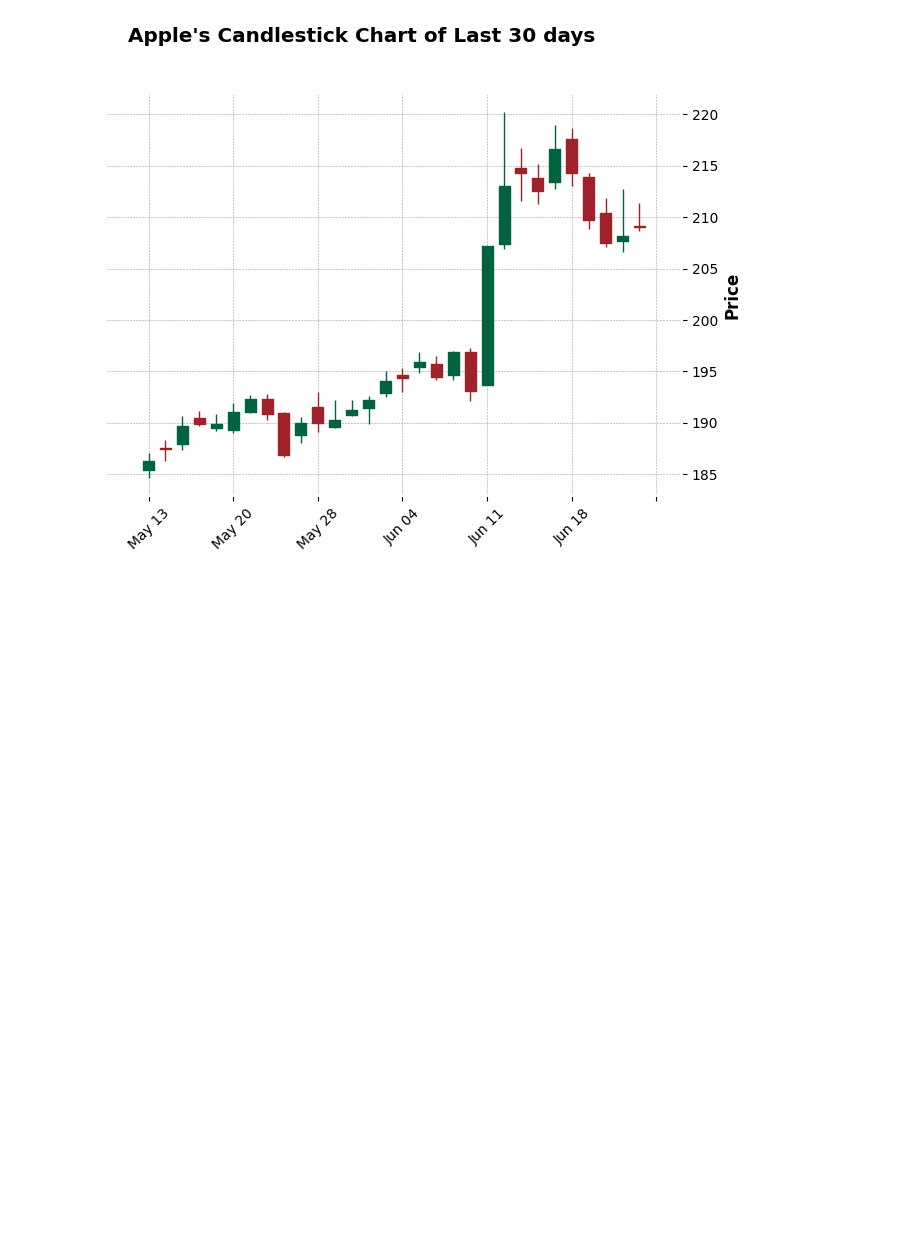
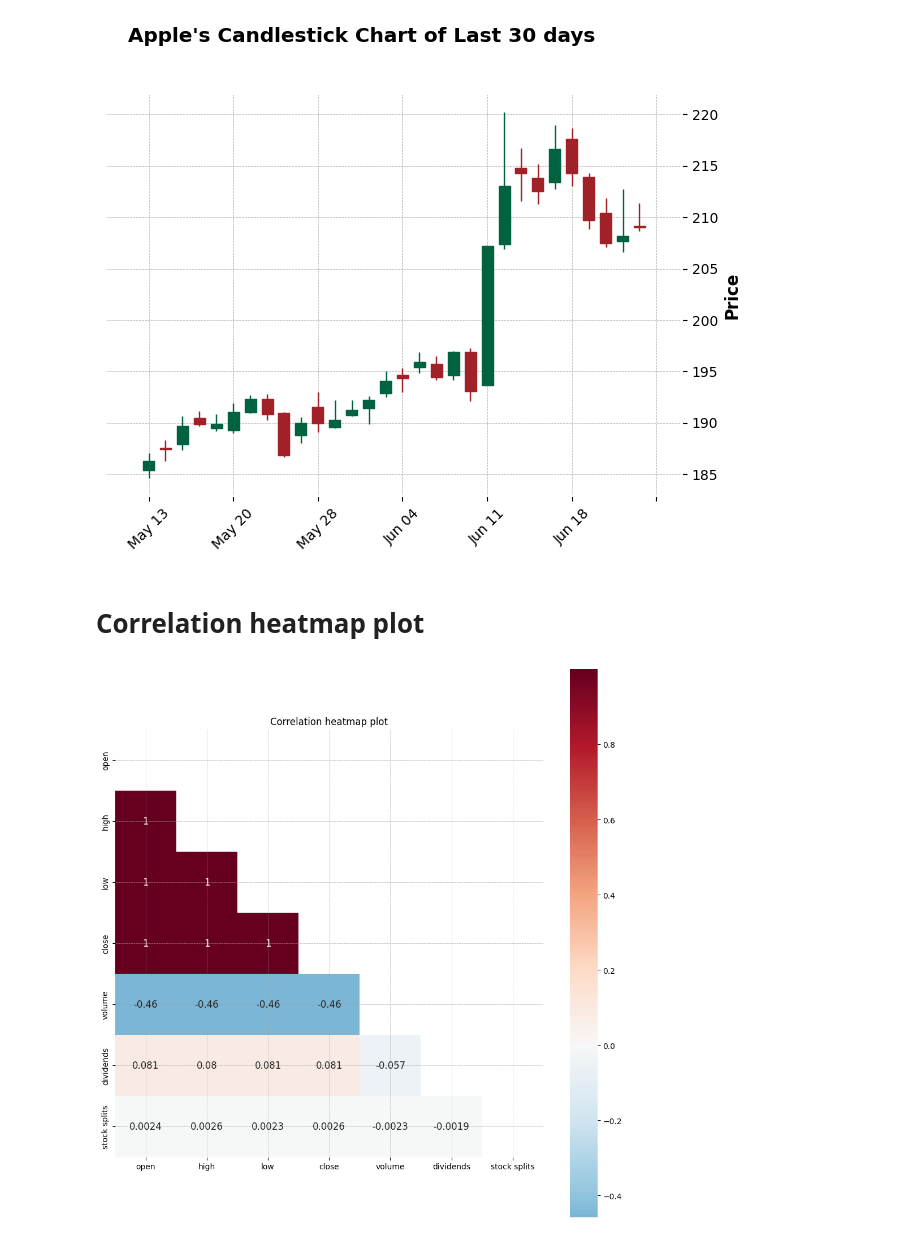
Before and after one commit to Asifdotexe/StoDir, a Jupyter notebook: code/stock-price-prediction.ipynb, the cells around one changed output. Saved outputs shown, nothing was run; the diff lists cells and outputs as text; code cells hidden in the pictures; blank space fills up the shorter version.

Commit message:
#11 created correlation heatmap plot for multivariate analysis

```diff
--- a/code/stock-price-prediction.ipynb
+++ b/code/stock-price-prediction.ipynb
@@ -105,3 +105,18 @@ plt.show()
 mpf.plot(df[-30:], type='candle', style='charles', title="Apple's Candlestick Chart of Last 30 days", ylabel='Price')
 # %% [output]
 [figure]
+# %% [markdown]
+# Correlation heatmap plot
+# %%
+# Creating a heatmap correlation plot
+mask = np.triu(np.ones_like(df.corr(), dtype=bool))
+cmap = sns.diverging_palette(230, 20, as_cmap=True)
+
+fig, ax = plt.subplots(figsize=(10, 10))
+sns.heatmap(df.corr(), mask=mask, cmap='RdBu_r', annot=True,
+            center=0, square=True, annot_kws={'size':12})
+plt.title("Correlation heatmap plot")
+plt.tight_layout()
+plt.show()
+# %% [output]
+[figure, added]
```
